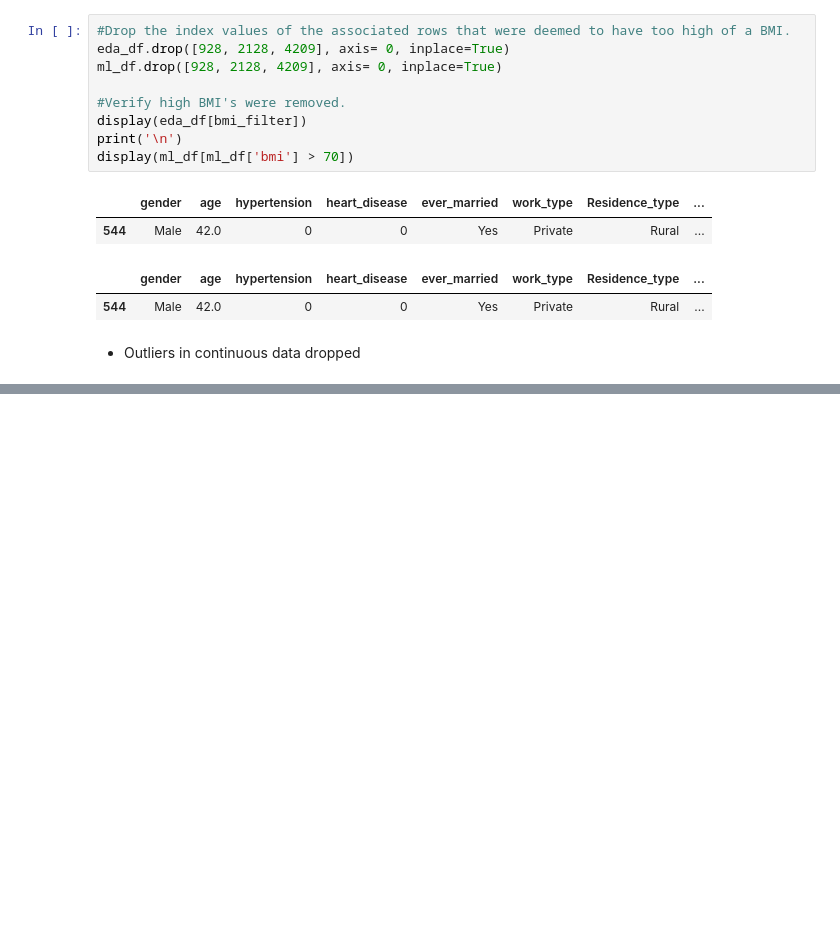
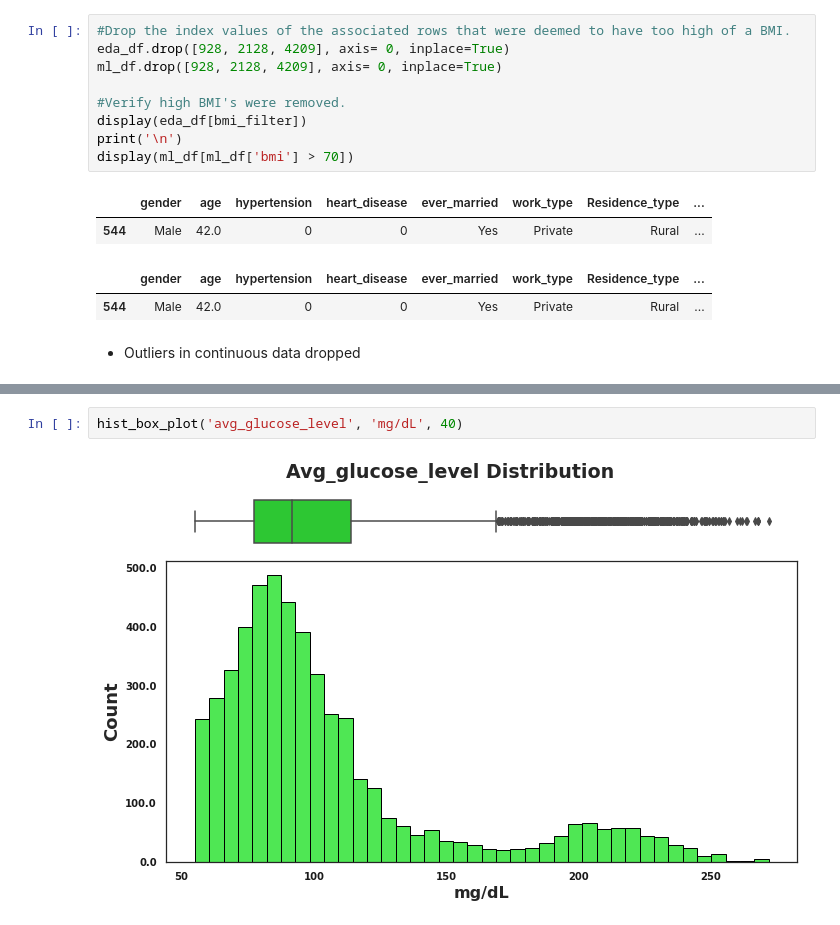
Before and after one commit to coding-dojo-data-science/Project-2-exemplar, a Jupyter notebook: Stroke_Prediction_Project.ipynb, the cells around one changed output, grey strips where cells are left out. Cells and saved outputs as stored; diff of their text form; blank space fills up the shorter version.

```diff
--- a/Stroke_Prediction_Project.ipynb
+++ b/Stroke_Prediction_Project.ipynb
@@ -245,0 +313,4 @@ display(ml_df[ml_df['bmi'] > 70])
+# %%
+hist_box_plot('avg_glucose_level', 'mg/dL', 40)
+# %% [output]
+[figure, added]
```
Also changed, not shown: parts of 20 cells of this notebook.
